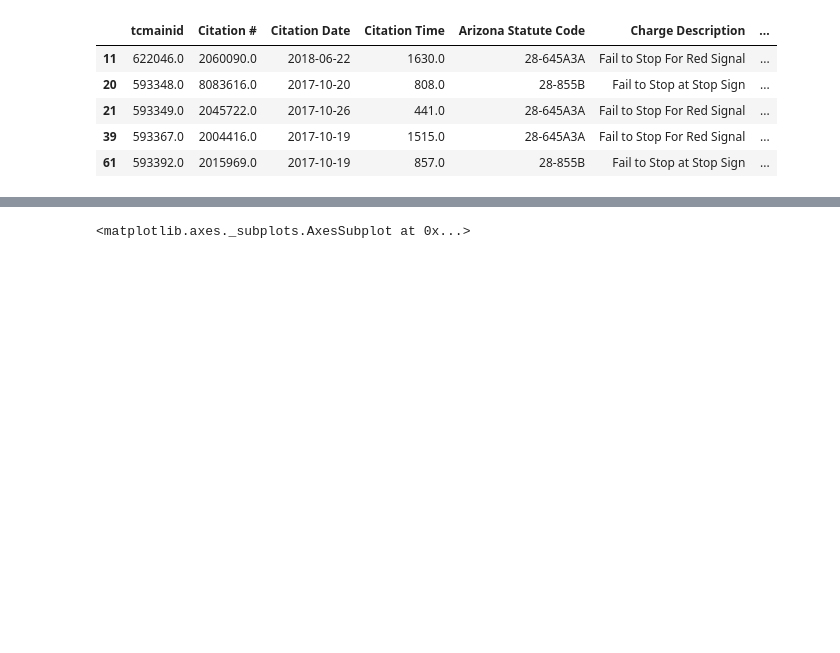
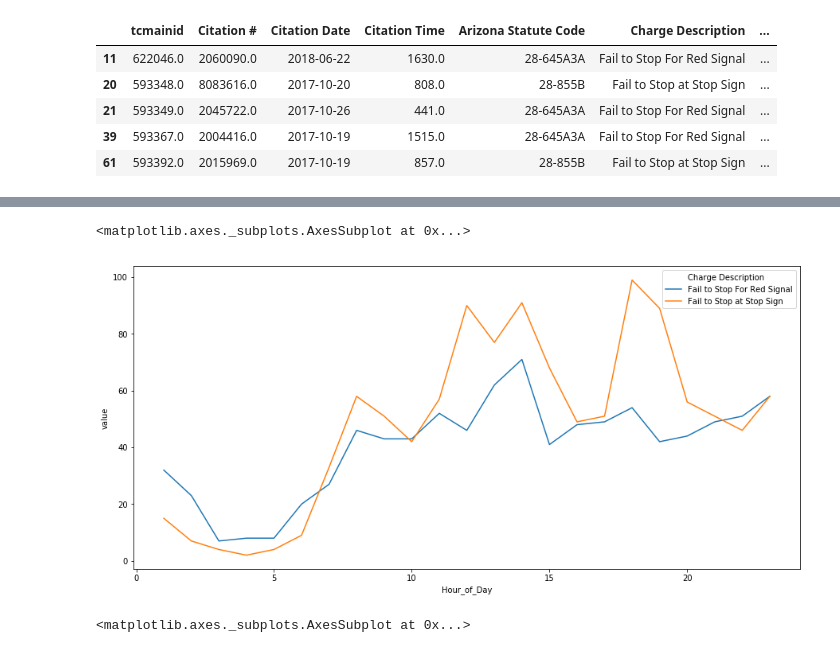
Before and after one commit to mrkjhsn/City-of-Scottsdale-Citations, a Jupyter notebook: Failure_To_Stop_Visualization.ipynb, the cells around one changed output, grey strips where cells are left out. Drawn from its saved outputs; the diff is of its cells as text; code cells hidden in the pictures; blank space fills up the shorter version.

```diff
--- a/Failure_To_Stop_Visualization.ipynb
+++ b/Failure_To_Stop_Visualization.ipynb
@@ -74,0 +60,8 @@ Text(0, 0.5, 'Count')
+# %%
+fail_to_obey_hr_day = fail_to_obey.groupby(['Hour_of_Day', 'Charge Description'])['Charge Description'] \
+    .count().unstack().reset_index()
+
+# form data into long(tidy) format, making it easier to graph
+fail_to_obey_hr_day_long = pd.melt(fail_to_obey_hr_day, \
+                                      id_vars='Hour_of_Day')
+fail_to_obey_hr_day_long.head()
@@ -75,3 +75,10 @@ Text(0, 0.5, 'Count')
+# %%
+plt.rcParams["figure.figsize"] = [15, 7]
+
+sns.lineplot(x="Hour_of_Day", y="value", hue="Charge Description", data=fail_to_obey_hr_day_long)
+# %% [output]
+<matplotlib.axes._subplots.AxesSubplot at 0x...>
+[figure, added]
 # %%
 sns.swarmplot(x=fail_to_obey['Cited Person Sex'],
                 y=fail_to_obey['Cited Person Age'])
```
Also changed, not shown: parts of 5 cells of this notebook.
